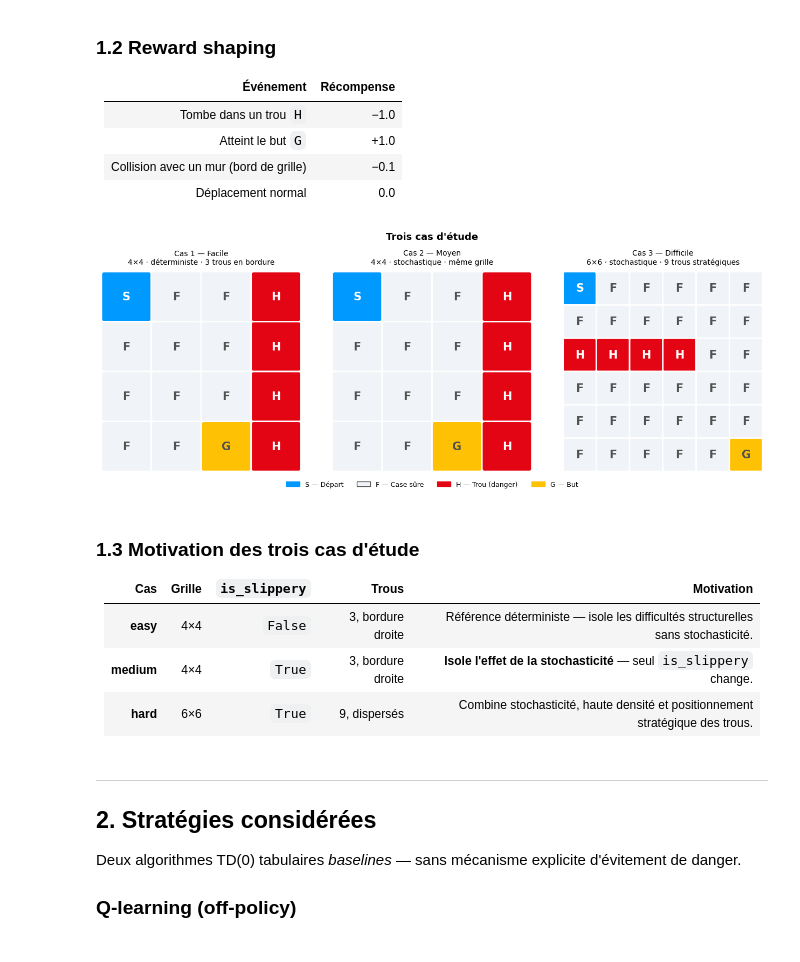
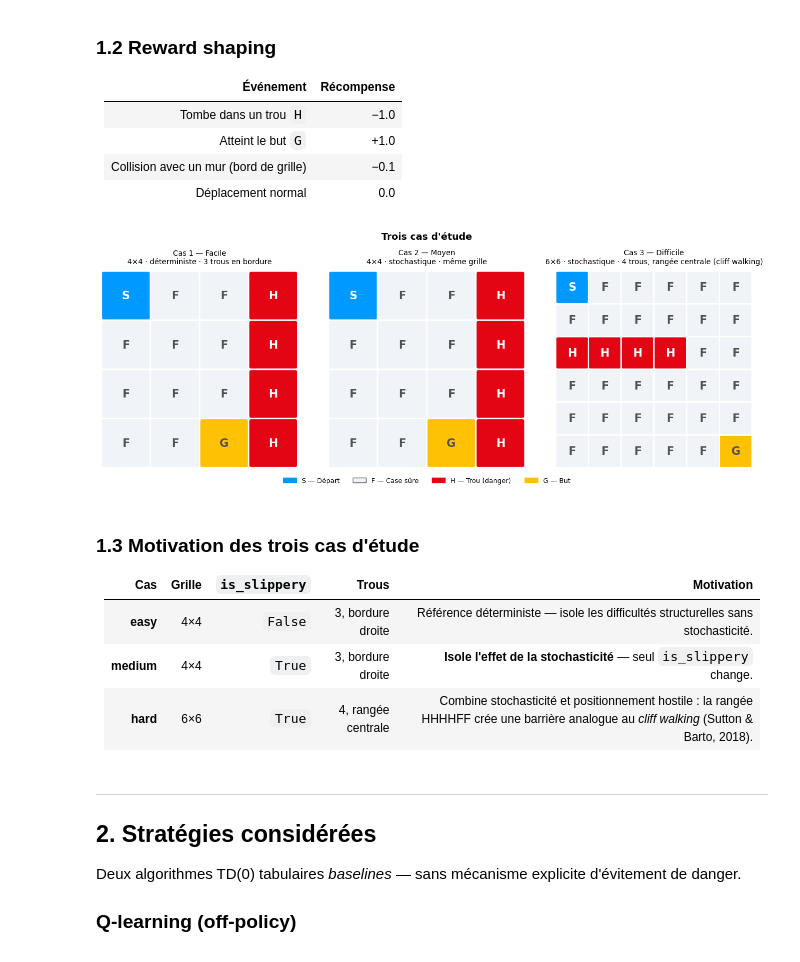
Before and after one commit to Ribraba/IFT-7201-Projet, a Jupyter notebook: FrozenLakeProject.ipynb, the cells around one changed output. Cells and saved outputs as stored; diff of their text form; code cells hidden in the pictures.

Commit message:
feat: mise à jour notebook (affichage figures, Dijkstra, corrections titres)

```diff
--- a/FrozenLakeProject.ipynb
+++ b/FrozenLakeProject.ipynb
@@ -49,40 +49,40 @@ TILE_TEXT   = {'S': 'white',   'F': COLORS[3], 'H': 'white',   'G': COLORS[3]}
 titles = [
     "Cas 1 — Facile\n4×4 · déterministe · 3 trous en bordure",
     "Cas 2 — Moyen\n4×4 · stochastique · même grille",
-    "Cas 3 — Difficile\n6×6 · stochastique · 9 trous stratégiques",
+    "Cas 3 — Difficile\n6×6 · stochastique · 4 trous, rangée centrale (cliff walking)",
 ]
 
 fig, axes = plt.subplots(1, 3, figsize=(13, 4.5))
 for ax, (name, cfg), title in zip(axes, MAPS.items(), titles):
     desc = cfg['desc']
     nrow, ncol = len(desc), len(desc[0])
     for r, row in enumerate(desc):
         for c, tile in enumerate(row):
             ax.add_patch(mpatches.FancyBboxPatch(
                 (c+0.05, nrow-r-1+0.05), 0.9, 0.9,
                 boxstyle='round,pad=0.05',
                 facecolor=TILE_COLORS[tile], edgecolor='white', linewidth=2))
             ax.text(c+0.5, nrow-r-0.5, tile, ha='center', va='center',
                     fontsize=15, fontweight='bold', color=TILE_TEXT[tile])
     ax.set_xlim(0, ncol); ax.set_ylim(0, nrow)
     ax.set_aspect('equal'); ax.axis('off')
     ax.set_title(title, fontsize=10, pad=10)
 
 legend = [
     mpatches.Patch(color=TILE_COLORS['S'], label='S — Départ'),
     mpatches.Patch(color=TILE_COLORS['F'], label='F — Case sûre', ec=COLORS[3]),
     mpatches.Patch(color=TILE_COLORS['H'], label='H — Trou (danger)'),
     mpatches.Patch(color=TILE_COLORS['G'], label='G — But'),
 ]
 fig.legend(handles=legend, loc='lower center', ncol=4,
            bbox_to_anchor=(0.5, -0.06), frameon=False, fontsize=9)
 plt.suptitle("Trois cas d'étude", fontsize=13, fontweight='bold', y=1.02)
 plt.tight_layout()
 os.makedirs('figures', exist_ok=True)
 plt.savefig('figures/maps.png', dpi=150, bbox_inches='tight')
 plt.show()
 # %% [output]
-[figure, old version]
+[figure, new version]
 # %% [markdown]
 ### 1.3 Motivation des trois cas d'étude
 
@@ -90,7 +90,7 @@ plt.show()
 |-----|--------|--------------|-------|------------|
 | **easy** | 4×4 | `False` | 3, bordure droite | Référence déterministe — isole les difficultés structurelles sans stochasticité. |
 | **medium** | 4×4 | `True` | 3, bordure droite | **Isole l'effet de la stochasticité** — seul `is_slippery` change. |
-| **hard** | 6×6 | `True` | 9, dispersés | Combine stochasticité, haute densité et positionnement stratégique des trous. |
+| **hard** | 6×6 | `True` | 4, rangée centrale | Combine stochasticité et positionnement hostile : la rangée HHHHFF crée une barrière analogue au *cliff walking* (Sutton & Barto, 2018). |
 # %% [markdown]
 ---
 ## 2. Stratégies considérées
```
Also changed, not shown: parts of 10 cells of this notebook.
